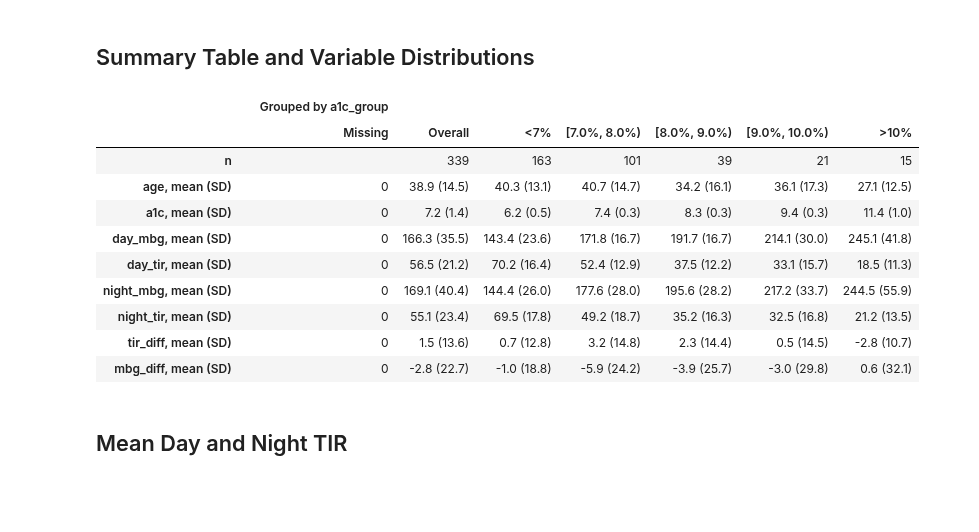
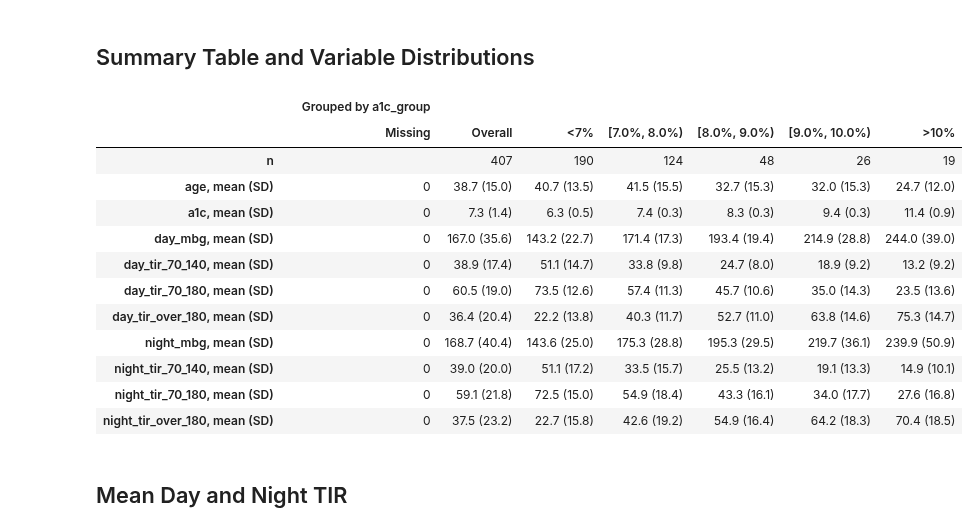
Before and after one commit to childhealthbiostatscore/BDC-Code, a Jupyter notebook: Viral Shah/Day and Night CGM/day_night_cgm_jdrf.ipynb, the cells around one changed output. Drawn from its saved outputs; the diff is of its cells as text; code cells hidden in the pictures; blank space fills up the shorter version.

```diff
--- a/Viral Shah/Day and Night CGM/day_night_cgm_jdrf.ipynb
+++ b/Viral Shah/Day and Night CGM/day_night_cgm_jdrf.ipynb
@@ -13,8 +13,11 @@ sns.set_theme(style="whitegrid")
 sns.set_palette("coolwarm")
 # %%
 # Import data
-df = pd.read_csv(wd+'Data_Clean/analysis_data.csv',usecols=['ID','Age','HbA1c','14 Day TIR','14 Night TIR','14 Day Mean','14 Night Mean'])
-df.columns = ['id','age','a1c','day_mbg','day_tir','night_mbg','night_tir']
+df = pd.read_csv(wd+'Data_Clean/analysis_data.csv',usecols=['ID','Age','HbA1c',
+"14 Day Mean","14 Day TIR 70 - 140","14 Day TIR 70 - 180","14 Day TIR Over 180",
+"14 Night Mean","14 Night TIR 70 - 140","14 Night TIR 70 - 180","14 Night TIR Over 180"])
+df.columns = ['id','age','a1c','day_mbg','day_tir_70_140','day_tir_70_180','day_tir_over_180',
+'night_mbg',"night_tir_70_140","night_tir_70_180","night_tir_over_180"]
 # Get row with most sensor values for each person in JDRF data
 jdrf = pd.read_csv(wd+'Data_Clean/analysis_data_jdrf.csv')
 idx = jdrf.groupby('id',sort=False)['sensor_readings'].transform(max) == jdrf['sensor_readings']
@@ -22,7 +25,8 @@ jdrf = jdrf[idx]
 idx = jdrf["sensor_readings"] >= 2822 # 70% cutoff for 2 weeks of data
 jdrf = jdrf[idx]
 # Combine
-jdrf = jdrf[['id','age','a1c','day_mbg','day_tir','night_mbg','night_tir']]
+jdrf = jdrf[['id','age','a1c','day_mbg','day_tir_70_140','day_tir_70_180','day_tir_over_180',
+'night_mbg',"night_tir_70_140","night_tir_70_180","night_tir_over_180"]]
 df = pd.concat([df,jdrf])
 df.reset_index(inplace=True,drop=True)
 # %%
@@ -138,7 +142,9 @@ df['eGFR_Value'] = pd.to_numeric(df['eGFR_Value'],errors='coerce')
 # Split into HbA1c groups
 df['a1c_group'] = pd.cut(df['a1c'],[0,7,8,9,10,float('inf')],labels = ["<7%","[7.0%, 8.0%)","[8.0%, 9.0%)","[9.0%, 10.0%)",">10%"],right=False)
 # Difference between day and night
-df['tir_diff'] = df['day_tir'] - df['night_tir']
+df['tir_70_140_diff'] = df['day_tir_70_140'] - df['night_tir_70_140']
+df['tir_70_180_diff'] = df['day_tir_70_180'] - df['night_tir_70_180']
+df['tir_over_180_diff'] = df['day_tir_over_180'] - df['night_tir_over_180']
 df['mbg_diff'] = df['day_mbg'] - df['night_mbg']
 # %% [markdown]
 # Participant Characteristics
@@ -167,21 +173,24 @@ TableOne(df, columns, categorical,groupby = group)
 # %% [markdown]
 ## Summary Table and Variable Distributions
 # %%
-columns = ['age','a1c','day_mbg','day_tir','night_mbg','night_tir','a1c_group','tir_diff','mbg_diff']
+columns = ['age','a1c','day_mbg','day_tir_70_140','day_tir_70_180','day_tir_over_180',
+'night_mbg',"night_tir_70_140","night_tir_70_180","night_tir_over_180"]
 group = ['a1c_group']
 TableOne(df, columns, groupby = group)
 # %% [output]
 |  |  | Grouped by a1c_group |  |  |  |  |  |  |
 |  |  | Missing | Overall | <7% | [7.0%, 8.0%) | [8.0%, 9.0%) | [9.0%, 10.0%) | >10% |
-| n |  |  | 339 | 163 | 101 | 39 | 21 | 15 |
-| age, mean (SD) |  | 0 | 38.9 (14.5) | 40.3 (13.1) | 40.7 (14.7) | 34.2 (16.1) | 36.1 (17.3) | 27.1 (12.5) |
-| a1c, mean (SD) |  | 0 | 7.2 (1.4) | 6.2 (0.5) | 7.4 (0.3) | 8.3 (0.3) | 9.4 (0.3) | 11.4 (1.0) |
-| day_mbg, mean (SD) |  | 0 | 166.3 (35.5) | 143.4 (23.6) | 171.8 (16.7) | 191.7 (16.7) | 214.1 (30.0) | 245.1 (41.8) |
-| day_tir, mean (SD) |  | 0 | 56.5 (21.2) | 70.2 (16.4) | 52.4 (12.9) | 37.5 (12.2) | 33.1 (15.7) | 18.5 (11.3) |
-| night_mbg, mean (SD) |  | 0 | 169.1 (40.4) | 144.4 (26.0) | 177.6 (28.0) | 195.6 (28.2) | 217.2 (33.7) | 244.5 (55.9) |
-| night_tir, mean (SD) |  | 0 | 55.1 (23.4) | 69.5 (17.8) | 49.2 (18.7) | 35.2 (16.3) | 32.5 (16.8) | 21.2 (13.5) |
-| tir_diff, mean (SD) |  | 0 | 1.5 (13.6) | 0.7 (12.8) | 3.2 (14.8) | 2.3 (14.4) | 0.5 (14.5) | -2.8 (10.7) |
-| mbg_diff, mean (SD) |  | 0 | -2.8 (22.7) | -1.0 (18.8) | -5.9 (24.2) | -3.9 (25.7) | -3.0 (29.8) | 0.6 (32.1) |
+| n |  |  | 407 | 190 | 124 | 48 | 26 | 19 |
+| age, mean (SD) |  | 0 | 38.7 (15.0) | 40.7 (13.5) | 41.5 (15.5) | 32.7 (15.3) | 32.0 (15.3) | 24.7 (12.0) |
+| a1c, mean (SD) |  | 0 | 7.3 (1.4) | 6.3 (0.5) | 7.4 (0.3) | 8.3 (0.3) | 9.4 (0.3) | 11.4 (0.9) |
+| day_mbg, mean (SD) |  | 0 | 167.0 (35.6) | 143.2 (22.7) | 171.4 (17.3) | 193.4 (19.4) | 214.9 (28.8) | 244.0 (39.0) |
+| day_tir_70_140, mean (SD) |  | 0 | 38.9 (17.4) | 51.1 (14.7) | 33.8 (9.8) | 24.7 (8.0) | 18.9 (9.2) | 13.2 (9.2) |
+| day_tir_70_180, mean (SD) |  | 0 | 60.5 (19.0) | 73.5 (12.6) | 57.4 (11.3) | 45.7 (10.6) | 35.0 (14.3) | 23.5 (13.6) |
+| day_tir_over_180, mean (SD) |  | 0 | 36.4 (20.4) | 22.2 (13.8) | 40.3 (11.7) | 52.7 (11.0) | 63.8 (14.6) | 75.3 (14.7) |
+| night_mbg, mean (SD) |  | 0 | 168.7 (40.4) | 143.6 (25.0) | 175.3 (28.8) | 195.3 (29.5) | 219.7 (36.1) | 239.9 (50.9) |
+| night_tir_70_140, mean (SD) |  | 0 | 39.0 (20.0) | 51.1 (17.2) | 33.5 (15.7) | 25.5 (13.2) | 19.1 (13.3) | 14.9 (10.1) |
+| night_tir_70_180, mean (SD) |  | 0 | 59.1 (21.8) | 72.5 (15.0) | 54.9 (18.4) | 43.3 (16.1) | 34.0 (17.7) | 27.6 (16.8) |
+| night_tir_over_180, mean (SD) |  | 0 | 37.5 (23.2) | 22.7 (15.8) | 42.6 (19.2) | 54.9 (16.4) | 64.2 (18.3) | 70.4 (18.5) |
 # %% [markdown]
 ## Mean Day and Night TIR
 # %% [markdown]
```
Also changed, not shown: parts of 37 cells of this notebook.
